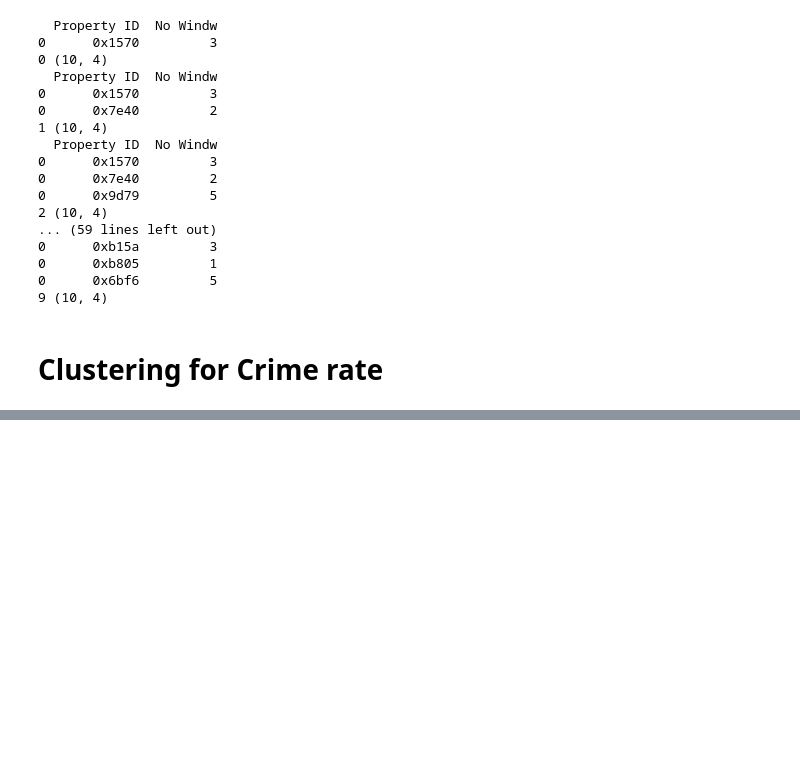
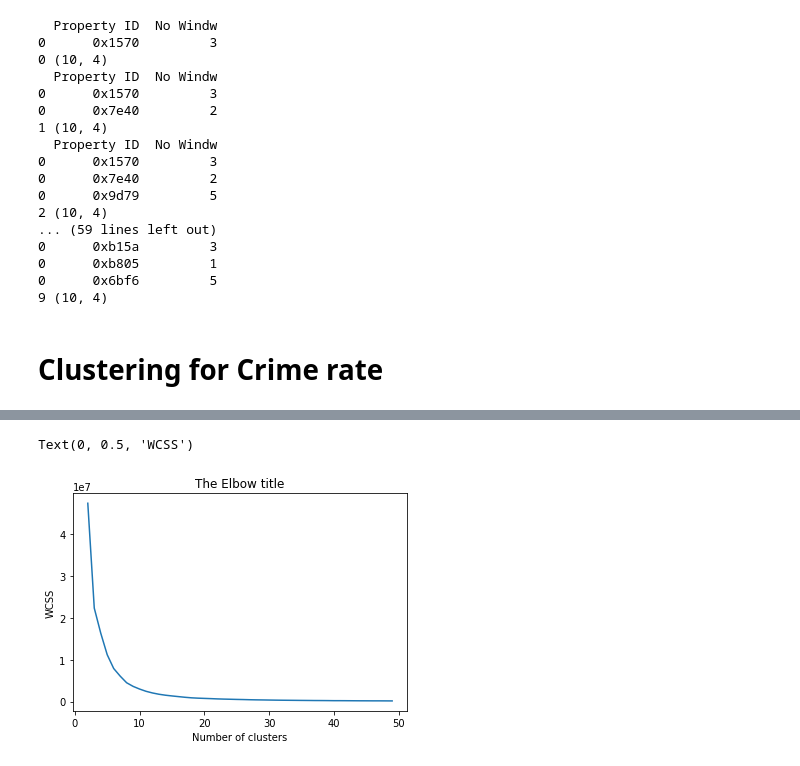
Before and after one commit to ma75442/HE_Get-a-room-ML-Hackathon-, a Jupyter notebook: Clusturing_(1).ipynb, the cells around one changed output, grey strips where cells are left out. Cells and saved outputs as stored; diff of their text form; code cells hidden in the pictures; blank space fills up the shorter version.

```diff
--- a/Clusturing_(1).ipynb
+++ b/Clusturing_(1).ipynb
@@ -610,0 +525,3 @@ ans.to_csv('crime_rate_clean.csv')
+# %%
+train = pd.read_csv('sample_data/train.csv')
+train.head()
@@ -610,0 +535,10 @@ ans.to_csv('crime_rate_clean.csv')
+# %%
+train_pt = train[['Dust_and_Noise','Air_Quality_Index','Traffic_Density_Score']]
+train_pt = train_pt[~train_pt['Dust_and_Noise'].isna()]
+# train_pt = train[['Number_of_Windows','Number_of_Doors','Property_Area']]
+train_pt.dropna(inplace=True)
+# # train_pt['Property_Type'].unique()
+
+#train_pt['Property_Type'].replace(['Slightly below average', 'Well below average', 'Single-family home', 'Duplex',
+     #  'Container Home'], [0,1,2,3,4],inplace=True)
+train_pt.head()
@@ -610,0 +552,20 @@ ans.to_csv('crime_rate_clean.csv')
+# %%
+# Finding optimal numbers of clustures
+from sklearn.cluster import KMeans
+wcss=[]
+for i in range(2,50):
+    kmeans = KMeans(i)
+    kmeans.fit(train_pt.drop('Dust_and_Noise',axis=1))
+    wcss_iter = kmeans.inertia_
+    wcss.append(wcss_iter)
+
+number_clusters = range(2,50)
+plt.plot(number_clusters,wcss)
+plt.title('The Elbow title')
+plt.xlabel('Number of clusters')
+plt.ylabel('WCSS')
+
+# 20 is best cluster
+# %% [output]
+Text(0, 0.5, 'WCSS')
+[figure, added]
```
Also changed, not shown: parts of 17 cells of this notebook.
